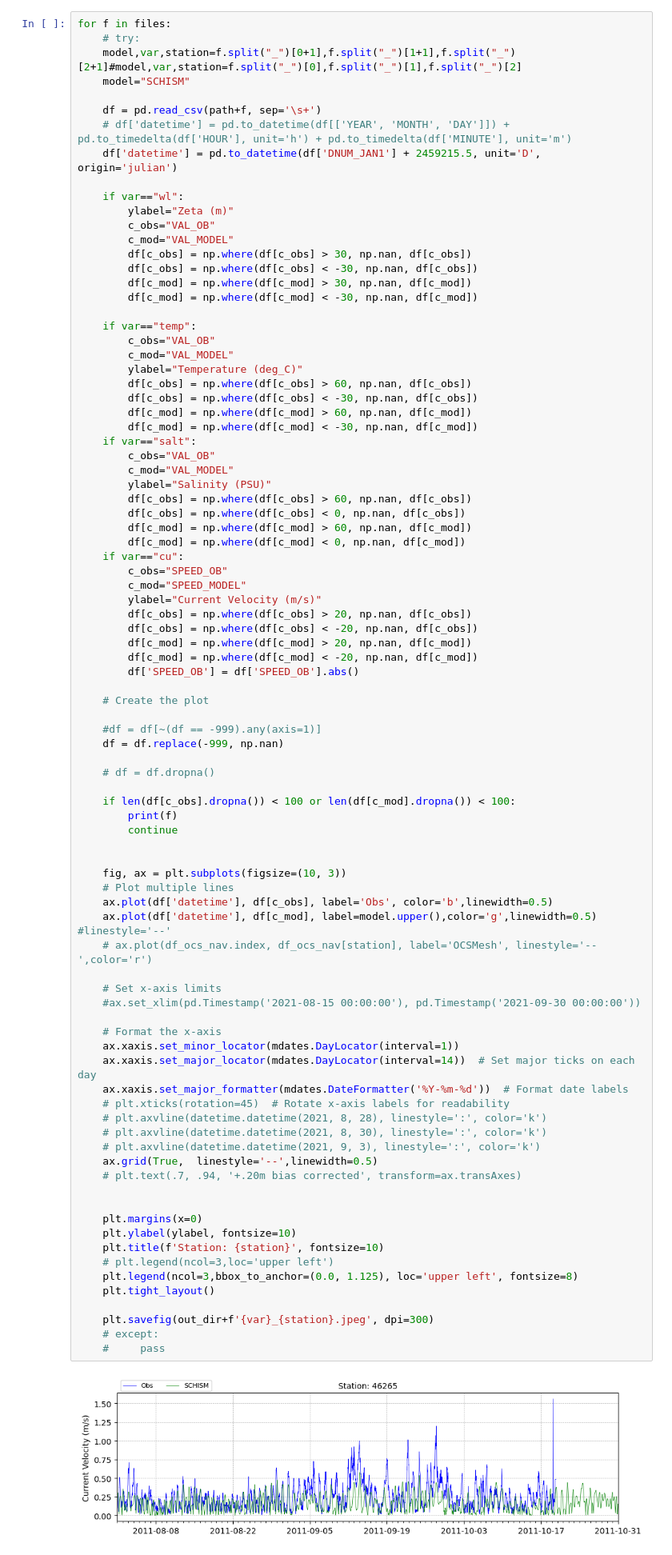
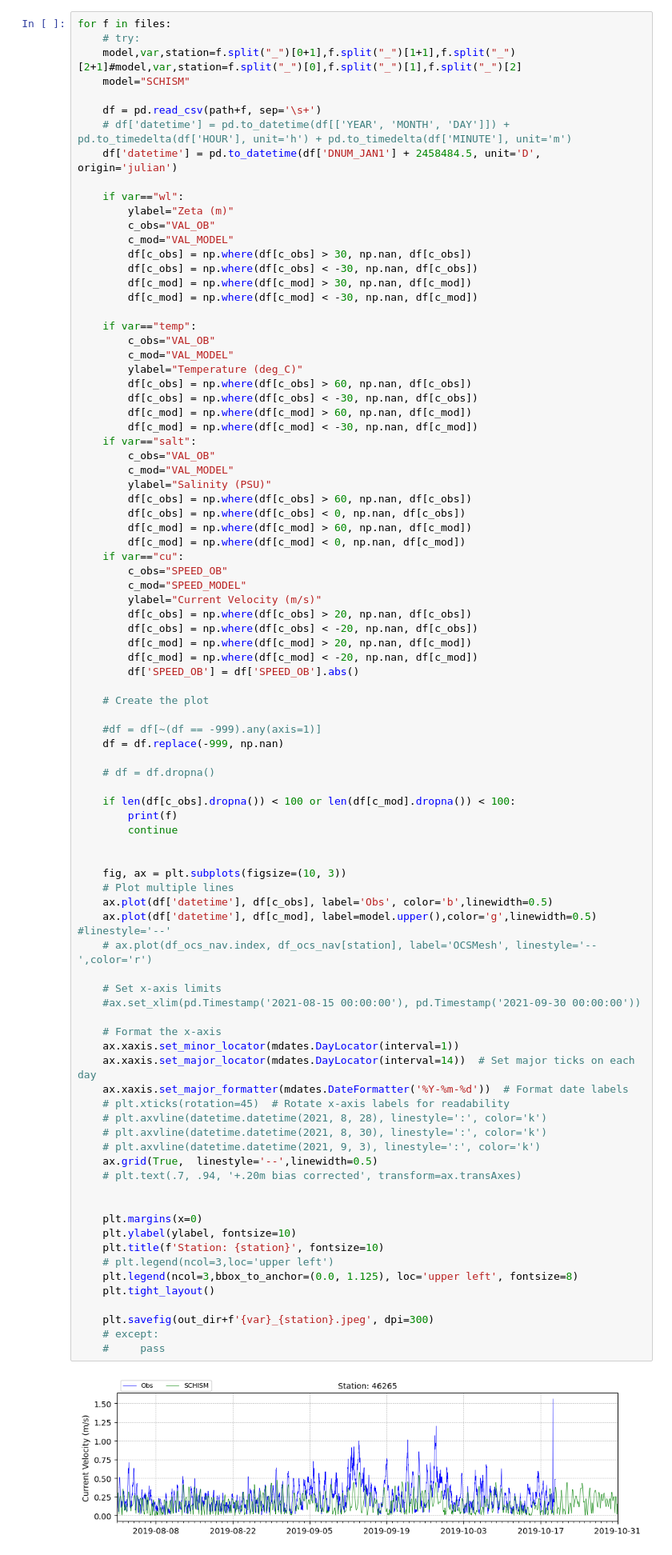
Before and after one commit to felicio93/code_dev, a Jupyter notebook: AK_paper/Paper_TimeseriesPlots.ipynb, the cells around one changed output. Shown at 80% size. Cells and saved outputs as stored; diff of their text form.

```diff
--- a/AK_paper/Paper_TimeseriesPlots.ipynb
+++ b/AK_paper/Paper_TimeseriesPlots.ipynb
@@ -20,7 +20,7 @@ for f in files:
 
     df = pd.read_csv(path+f, sep='\s+')
     # df['datetime'] = pd.to_datetime(df[['YEAR', 'MONTH', 'DAY']]) + pd.to_timedelta(df['HOUR'], unit='h') + pd.to_timedelta(df['MINUTE'], unit='m')
-    df['datetime'] = pd.to_datetime(df['DNUM_JAN1'] + 2459215.5, unit='D', origin='julian')
+    df['datetime'] = pd.to_datetime(df['DNUM_JAN1'] + 2458484.5, unit='D', origin='julian')
 
     if var=="wl":
         ylabel="Zeta (m)"
@@ -74,34 +74,34 @@ for f in files:
     ax.plot(df['datetime'], df[c_obs], label='Obs', color='b',linewidth=0.5)
     ax.plot(df['datetime'], df[c_mod], label=model.upper(),color='g',linewidth=0.5) #linestyle='--'
     # ax.plot(df_ocs_nav.index, df_ocs_nav[station], label='OCSMesh', linestyle='--',color='r')
 
     # Set x-axis limits
     #ax.set_xlim(pd.Timestamp('2021-08-15 00:00:00'), pd.Timestamp('2021-09-30 00:00:00'))
 
     # Format the x-axis
     ax.xaxis.set_minor_locator(mdates.DayLocator(interval=1))
     ax.xaxis.set_major_locator(mdates.DayLocator(interval=14))  # Set major ticks on each day
     ax.xaxis.set_major_formatter(mdates.DateFormatter('%Y-%m-%d'))  # Format date labels
     # plt.xticks(rotation=45)  # Rotate x-axis labels for readability
     # plt.axvline(datetime.datetime(2021, 8, 28), linestyle=':', color='k')
     # plt.axvline(datetime.datetime(2021, 8, 30), linestyle=':', color='k')
     # plt.axvline(datetime.datetime(2021, 9, 3), linestyle=':', color='k')
     ax.grid(True,  linestyle='--',linewidth=0.5)
     # plt.text(.7, .94, '+.20m bias corrected', transform=ax.transAxes)
 
 
     plt.margins(x=0)
     plt.ylabel(ylabel, fontsize=10)
     plt.title(f'Station: {station}', fontsize=10)
     # plt.legend(ncol=3,loc='upper left')
     plt.legend(ncol=3,bbox_to_anchor=(0.0, 1.125), loc='upper left', fontsize=8)
     plt.tight_layout()
 
     plt.savefig(out_dir+f'{var}_{station}.jpeg', dpi=300)
     # except:
     #     pass
 # %% [output]
-[figure, old version]
+[figure, new version]
 [figure]
 [figure]
 [figure]
```
Also changed, not shown: parts of 1 cell of this notebook.
